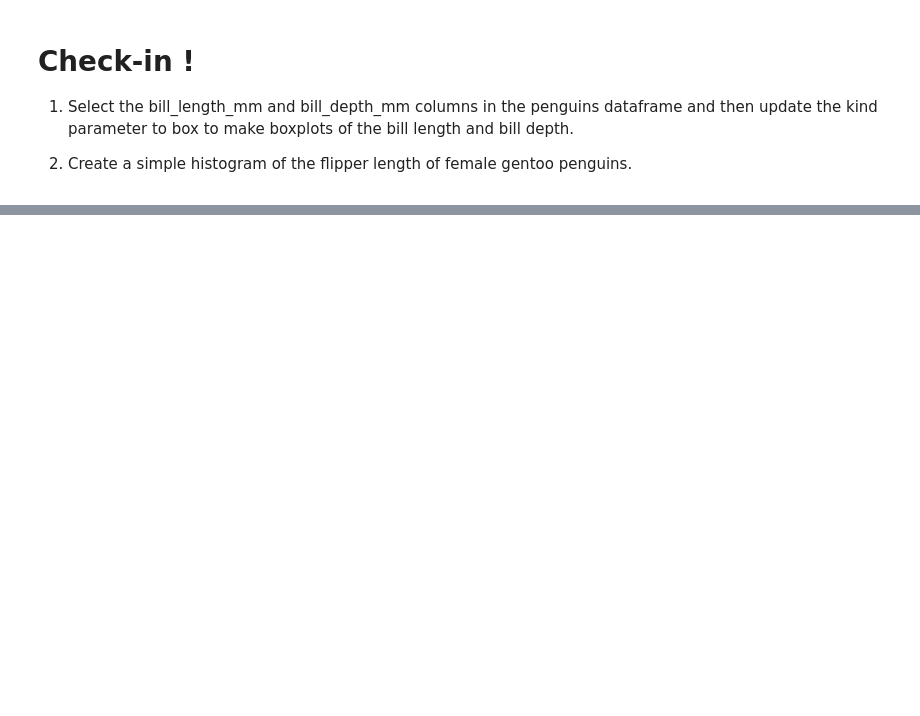
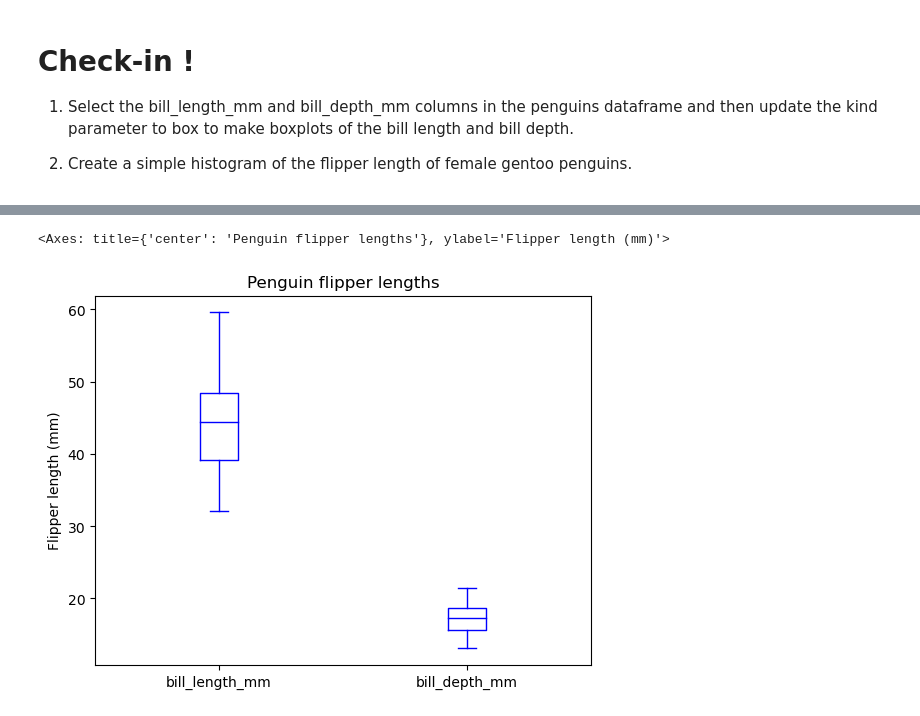
Before and after one commit to marietolteca00/eds220-2025-in-class, a Jupyter notebook: week2-basic-plotting.ipynb, the cells around one changed output, grey strips where cells are left out. Saved outputs shown, nothing was run; the diff lists cells and outputs as text; code cells hidden in the pictures; blank space fills up the shorter version.

Commit message:
week2 reading added another way to plot with .loc

```diff
--- a/week2-basic-plotting.ipynb
+++ b/week2-basic-plotting.ipynb
@@ -374,5 +495,11 @@ penguins.loc[:,['bill_length_mm','bill_depth_mm']]
 # %%
-penguins.loc[:,['bill_length_mm','bill_depth_mm']].plot(kind = 'box')
+penguins.loc[:,['bill_length_mm','bill_depth_mm']].plot(kind = 'box',
+                                                        title='Penguin flipper lengths',
+                                                        ylabel='Flipper length (mm)',
+                                                        color = 'blue')
+# %% [output]
+<Axes: title={'center': 'Penguin flipper lengths'}, ylabel='Flipper length (mm)'>
+[figure, added]
 # %%
 # Check spelling/ uppercase
 penguins['species'].unique()
```
Also changed, not shown: parts of 22 cells of this notebook.
